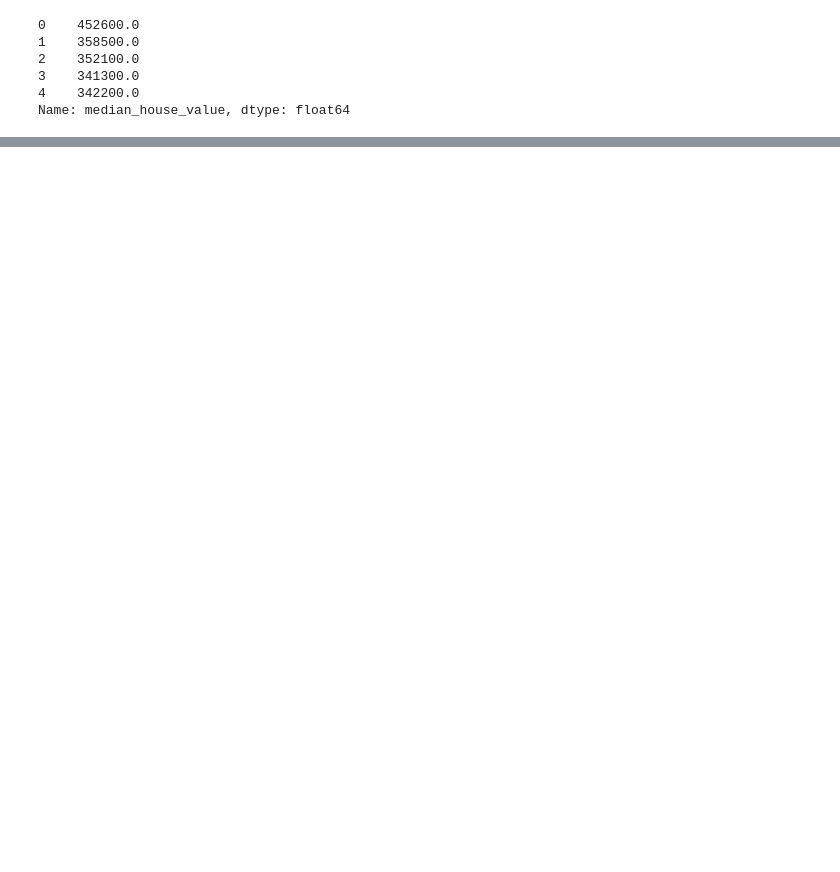
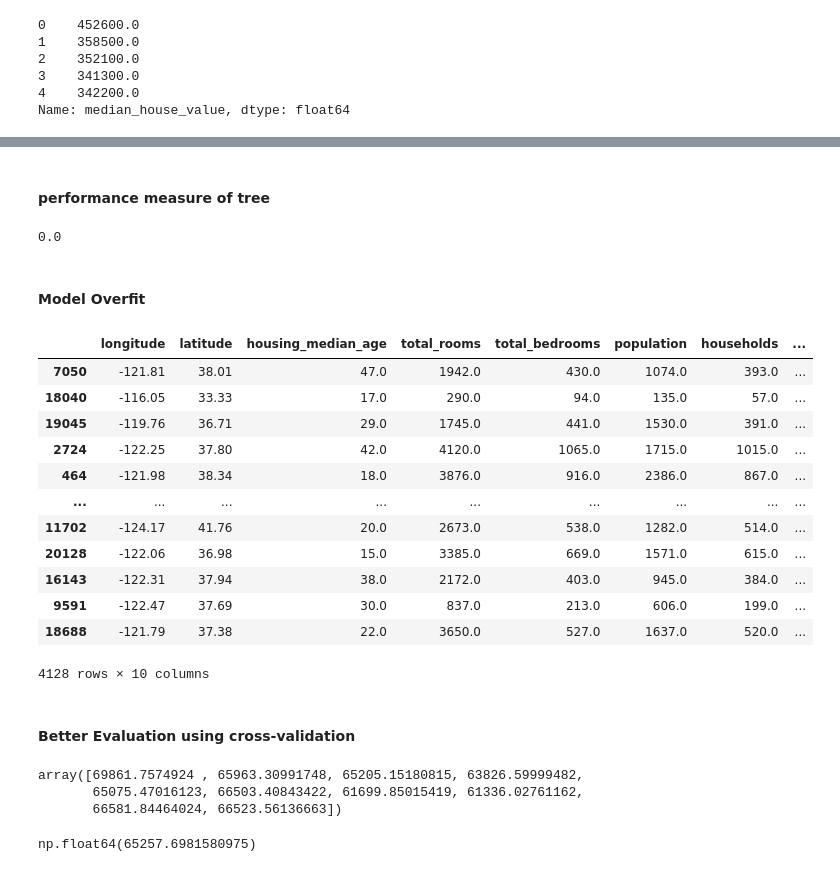
Before and after one commit to CodeByVishal-0/Household-Price-Prediction, a Jupyter notebook: experiment/models/2. Select and train model.ipynb, the cells around one changed output, grey strips where cells are left out. Saved outputs shown, nothing was run; the diff lists cells and outputs as text; code cells hidden in the pictures; blank space fills up the shorter version.

Commit message:
Testing decisionTreeRegressor model

```diff
--- a/experiment/models/2. Select and train model.ipynb
+++ b/experiment/models/2. Select and train model.ipynb
@@ -134,0 +181,2 @@ ValueError: Found array with dim 3, while dim <= 2 is required.
+# %% [markdown]
+#### performance measure of tree
@@ -134,0 +185,25 @@ ValueError: Found array with dim 3, while dim <= 2 is required.
+# %%
+tree_rmse=mean_squared_error(y_train,pred_tree)
+tree_rmse
+# %% [output]
+0.0
+# %% [markdown]
+#### Model Overfit
+# %%
+housing_test
+# %% [output]
+|  | longitude | latitude | housing_median_age | total_rooms | total_bedrooms | population | households | ... |
+| 7050 | -121.81 | 38.01 | 47.0 | 1942.0 | 430.0 | 1074.0 | 393.0 | ... |
+| 18040 | -116.05 | 33.33 | 17.0 | 290.0 | 94.0 | 135.0 | 57.0 | ... |
+| 19045 | -119.76 | 36.71 | 29.0 | 1745.0 | 441.0 | 1530.0 | 391.0 | ... |
+| 2724 | -122.25 | 37.80 | 42.0 | 4120.0 | 1065.0 | 1715.0 | 1015.0 | ... |
+| 464 | -121.98 | 38.34 | 18.0 | 3876.0 | 916.0 | 2386.0 | 867.0 | ... |
+| ... | ... | ... | ... | ... | ... | ... | ... | ... |
+| 11702 | -124.17 | 41.76 | 20.0 | 2673.0 | 538.0 | 1282.0 | 514.0 | ... |
+| 20128 | -122.06 | 36.98 | 15.0 | 3385.0 | 669.0 | 1571.0 | 615.0 | ... |
+| 16143 | -122.31 | 37.94 | 38.0 | 2172.0 | 403.0 | 945.0 | 384.0 | ... |
+| 9591 | -122.47 | 37.69 | 30.0 | 837.0 | 213.0 | 606.0 | 199.0 | ... |
+| 18688 | -121.79 | 37.38 | 22.0 | 3650.0 | 527.0 | 1637.0 | 520.0 | ... |
+4128 rows × 10 columns
+# %% [markdown]
+#### Better Evaluation using cross-validation
@@ -134,0 +212,18 @@ ValueError: Found array with dim 3, while dim <= 2 is required.
+# %%
+tree_rmses = -cross_val_score(tree,x_train,y_train,scoring="neg_root_mean_squared_error",cv=10)
+tree_rmses
+# %% [output]
+array([69861.7574924 , 65963.30991748, 65205.15180815, 63826.59999482,
+       65075.47016123, 66503.40843422, 61699.85015419, 61336.02761162,
+       66581.84464024, 66523.56136663])
+# %%
+#  training_set--> 0.0
+# validation set --> 65000
+# Model Overfitting
+
+# regularize the model
+# reduce the noice in dataset
+
+np.mean(tree_rmses)
+# %% [output]
+np.float64(65257.6981580975)
```
Also changed, not shown: parts of 13 cells of this notebook.
